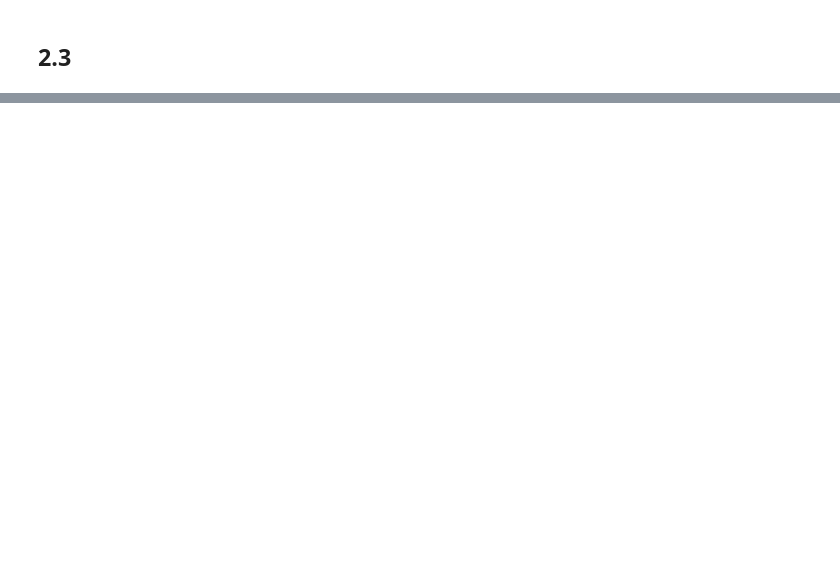
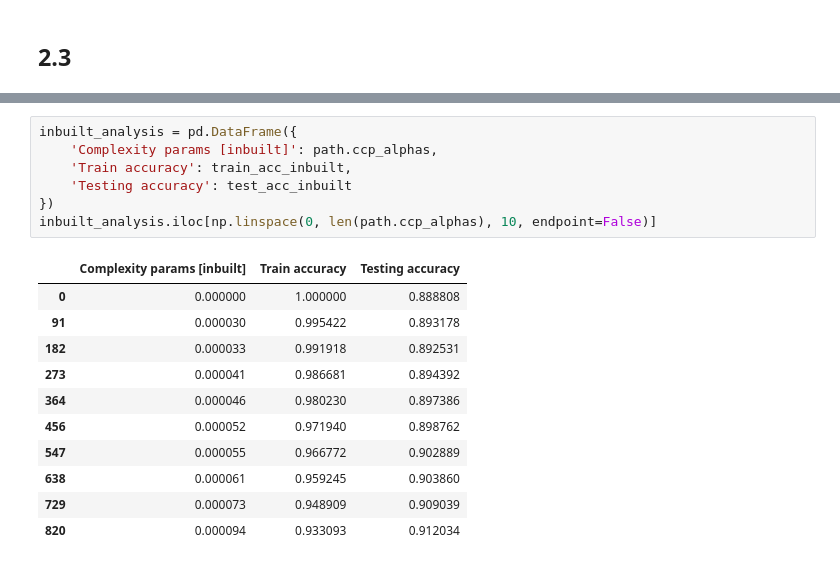
Before and after one commit to dv-rastogi/ml-pg-decision-trees, a Jupyter notebook: 2/2.ipynb, the cells around one changed output, grey strips where cells are left out. Cells and saved outputs as stored; diff of their text form; blank space fills up the shorter version.

```diff
--- a/2/2.ipynb
+++ b/2/2.ipynb
@@ -283,0 +315,19 @@ plt.plot()
+# %%
+inbuilt_analysis = pd.DataFrame({
+    'Complexity params [inbuilt]': path.ccp_alphas,
+    'Train accuracy': train_acc_inbuilt,
+    'Testing accuracy': test_acc_inbuilt
+})
+inbuilt_analysis.iloc[np.linspace(0, len(path.ccp_alphas), 10, endpoint=False)]
+# %% [output]
+|  | Complexity params [inbuilt] | Train accuracy | Testing accuracy |
+| 0 | 0.000000 | 1.000000 | 0.888808 |
+| 91 | 0.000030 | 0.995422 | 0.893178 |
+| 182 | 0.000033 | 0.991918 | 0.892531 |
+| 273 | 0.000041 | 0.986681 | 0.894392 |
+| 364 | 0.000046 | 0.980230 | 0.897386 |
+| 456 | 0.000052 | 0.971940 | 0.898762 |
+| 547 | 0.000055 | 0.966772 | 0.902889 |
+| 638 | 0.000061 | 0.959245 | 0.903860 |
+| 729 | 0.000073 | 0.948909 | 0.909039 |
+| 820 | 0.000094 | 0.933093 | 0.912034 |
```
Also changed, not shown: parts of 11 cells of this notebook.
